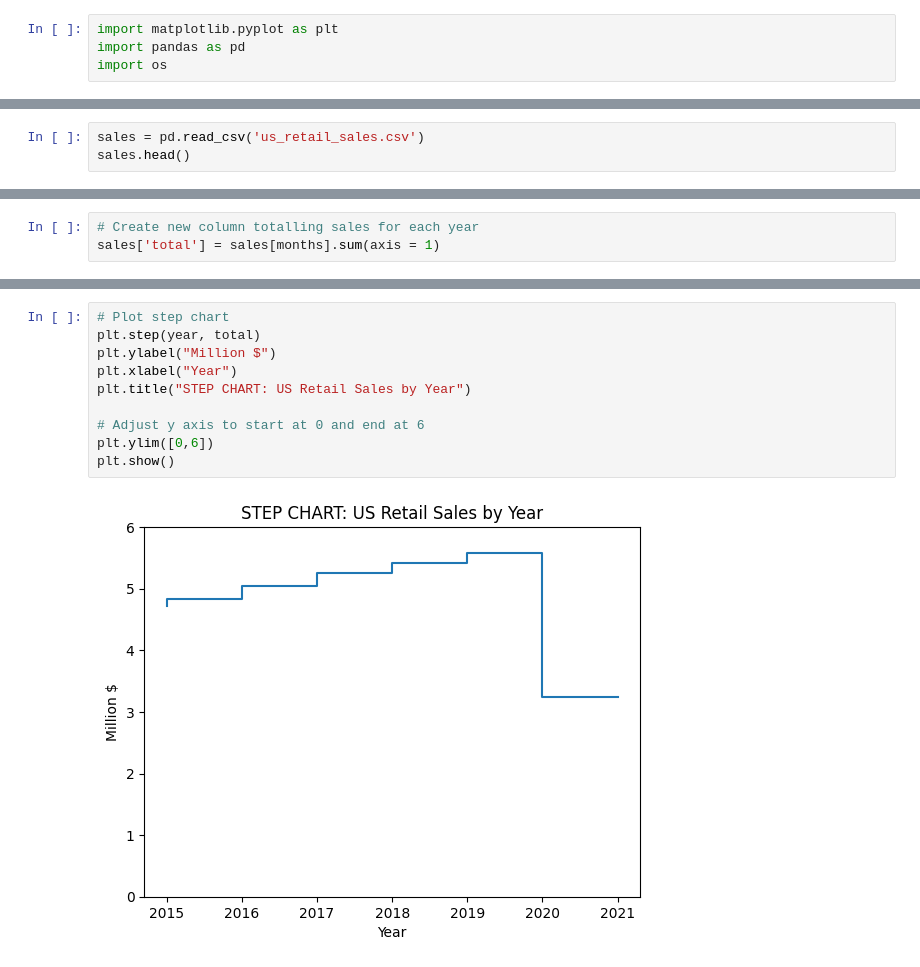
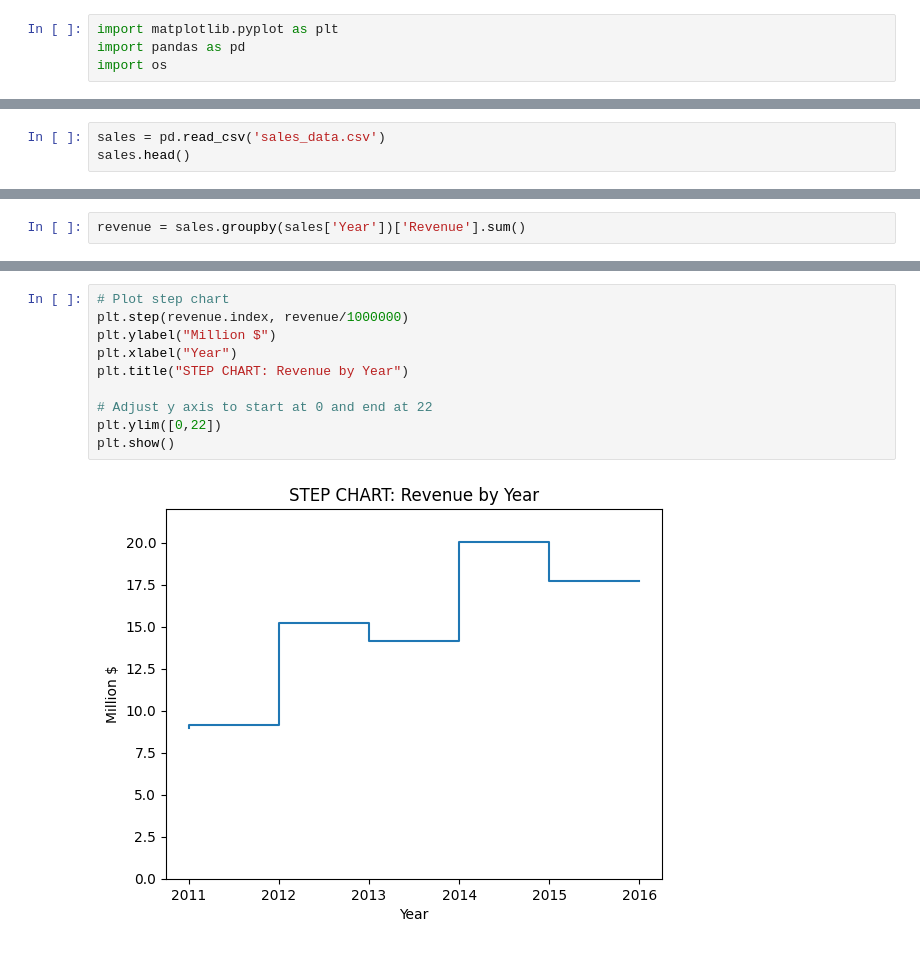
Before and after one commit to halepino/Data_Visualization, a Jupyter notebook: W3-4_HollyFigueroa.ipynb, the cells around one changed output, grey strips where cells are left out. Drawn from its saved outputs; the diff is of its cells as text.

Commit message:
Line and Step Charts wks3-4

```diff
--- a/W3-4_HollyFigueroa.ipynb
+++ b/W3-4_HollyFigueroa.ipynb
@@ -15,4 +15,4 @@ df = pd.read_excel('world-population.xlsm')
 # %%
-sales = pd.read_csv('us_retail_sales.csv')
+sales = pd.read_csv('sales_data.csv')
 sales.head()
 # %% [output]
@@ -29,3 +24,0 @@ months = ['JAN', 'FEB', 'MAR', 'APR', 'MAY', 'JUN', 'JUL', 'AUG', 'SEP',
-# %%
-# Create new column totalling sales for each year
-sales['total'] = sales[months].sum(axis = 1)
@@ -49,0 +25,2 @@ total = sales15['total']/1000000
+# %%
+revenue = sales.groupby(sales['Year'])['Revenue'].sum()
@@ -62,12 +50,12 @@ plt.show()
 # %%
 # Plot step chart
-plt.step(year, total)
+plt.step(revenue.index, revenue/1000000)
 plt.ylabel("Million $")
 plt.xlabel("Year")
-plt.title("STEP CHART: US Retail Sales by Year")
+plt.title("STEP CHART: Revenue by Year")
 
-# Adjust y axis to start at 0 and end at 6
-plt.ylim([0,6])
+# Adjust y axis to start at 0 and end at 22
+plt.ylim([0,22])
 plt.show()
 # %% [output]
-[figure, old version]
+[figure, new version]
```
Also changed, not shown: parts of 10 cells of this notebook, 4 other files.
